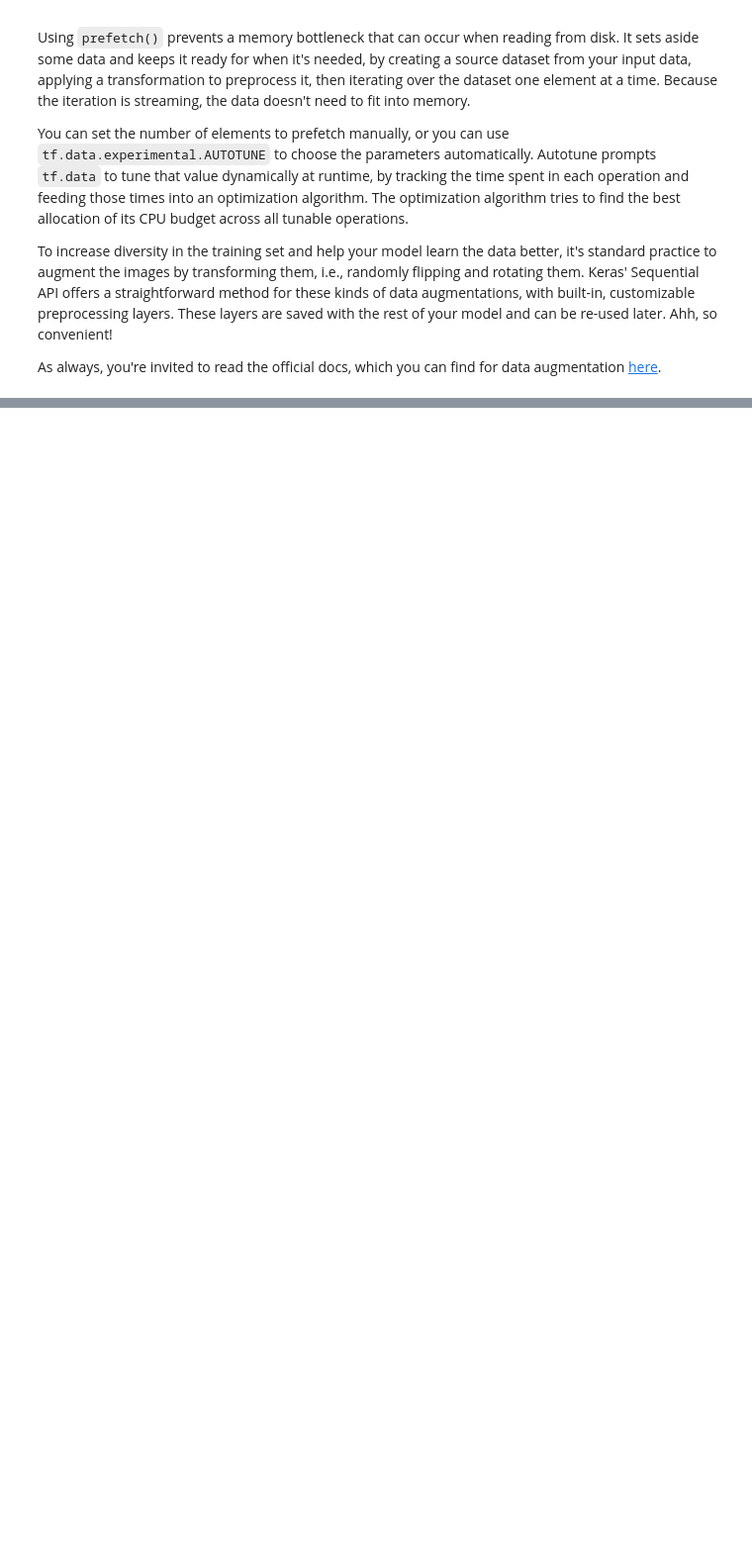
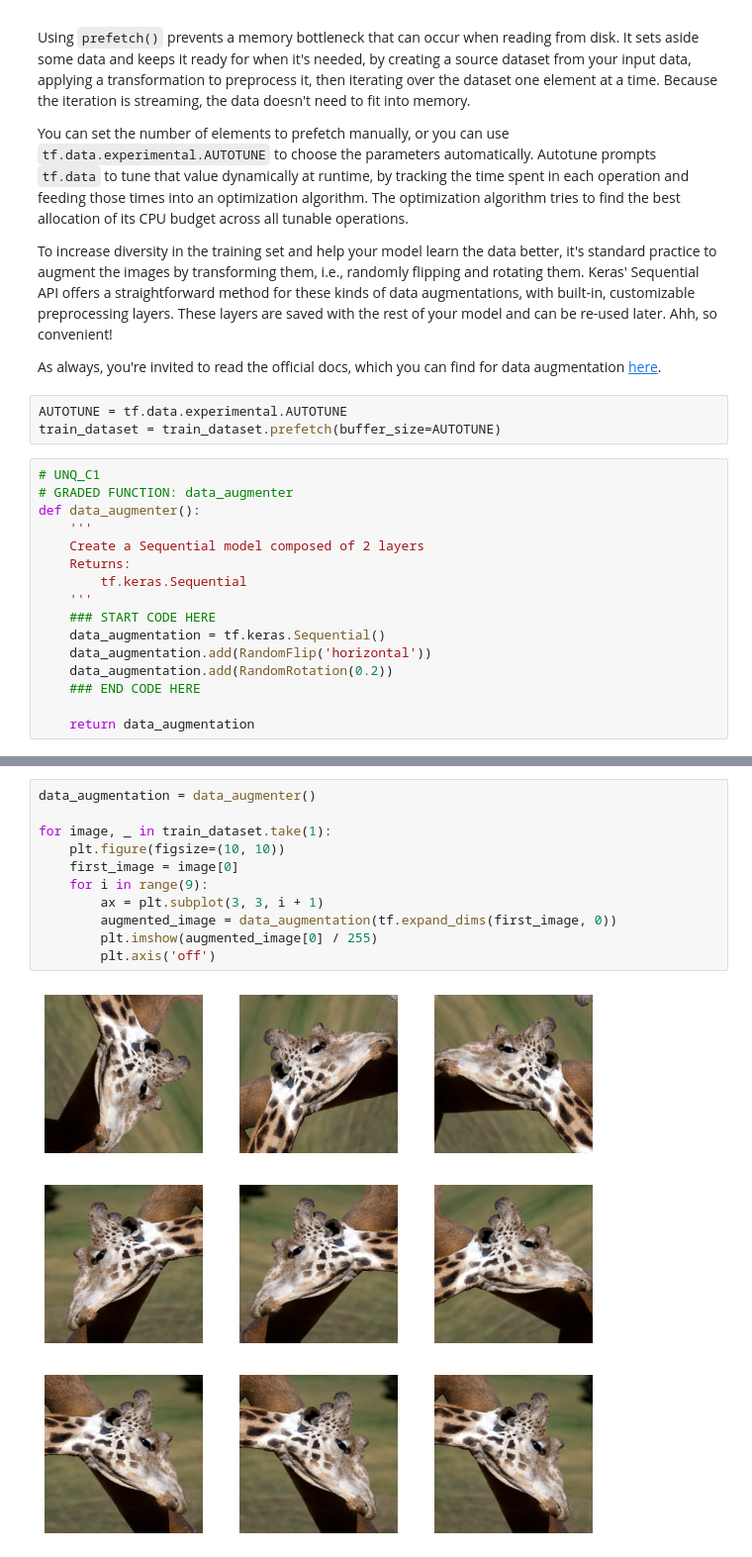
Before and after one commit to vkjadon/tf-CNN, a Jupyter notebook: tf120mobileNetTL-C.ipynb, the cells around one changed output, grey strips where cells are left out. Shown at 99% size. Drawn from its saved outputs; the diff is of its cells as text; blank space fills up the shorter version.

```diff
--- a/tf120mobileNetTL-C.ipynb
+++ b/tf120mobileNetTL-C.ipynb
@@ -68,3 +68,22 @@ You can set the number of elements to prefetch manually, or you can use `tf.data
 To increase diversity in the training set and help your model learn the data better, it's standard practice to augment the images by transforming them, i.e., randomly flipping and rotating them. Keras' Sequential API offers a straightforward method for these kinds of data augmentations, with built-in, customizable preprocessing layers. These layers are saved with the rest of your model and can be re-used later.  Ahh, so convenient!
 
 As always, you're invited to read the official docs, which you can find for data augmentation [here](https://www.tensorflow.org/tutorials/images/data_augmentation).
+# %%
+AUTOTUNE = tf.data.experimental.AUTOTUNE
+train_dataset = train_dataset.prefetch(buffer_size=AUTOTUNE)
+# %%
+# UNQ_C1
+# GRADED FUNCTION: data_augmenter
+def data_augmenter():
+    '''
+    Create a Sequential model composed of 2 layers
+    Returns:
+        tf.keras.Sequential
+    '''
+    ### START CODE HERE
+    data_augmentation = tf.keras.Sequential()
+    data_augmentation.add(RandomFlip('horizontal'))
+    data_augmentation.add(RandomRotation(0.2))
+    ### END CODE HERE
+
+    return data_augmentation
@@ -70,0 +102,13 @@ As always, you're invited to read the official docs, which you can find for data
+# %%
+data_augmentation = data_augmenter()
+
+for image, _ in train_dataset.take(1):
+    plt.figure(figsize=(10, 10))
+    first_image = image[0]
+    for i in range(9):
+        ax = plt.subplot(3, 3, i + 1)
+        augmented_image = data_augmentation(tf.expand_dims(first_image, 0))
+        plt.imshow(augmented_image[0] / 255)
+        plt.axis('off')
+# %% [output]
+[figure, added]
```
Also changed, not shown: parts of 20 cells of this notebook.
